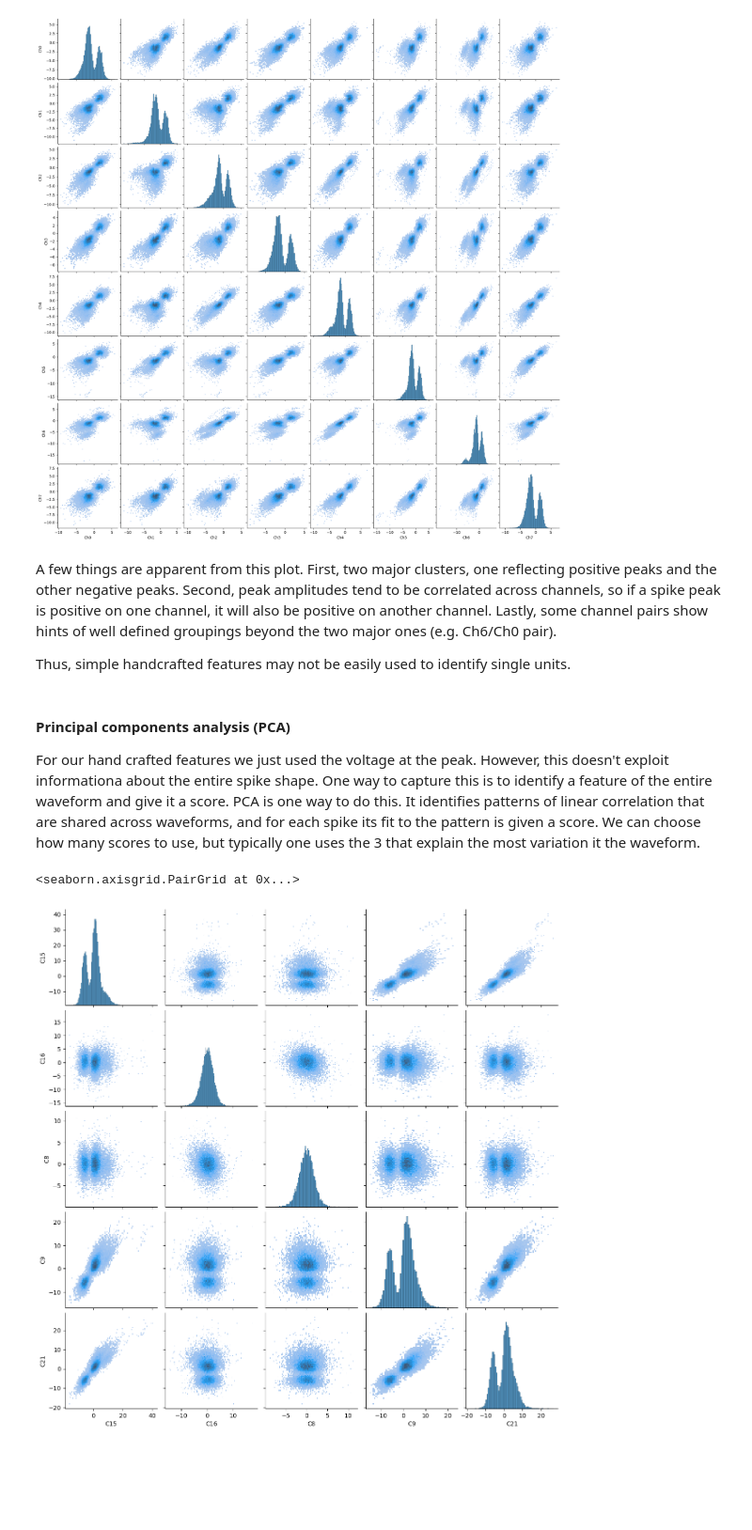
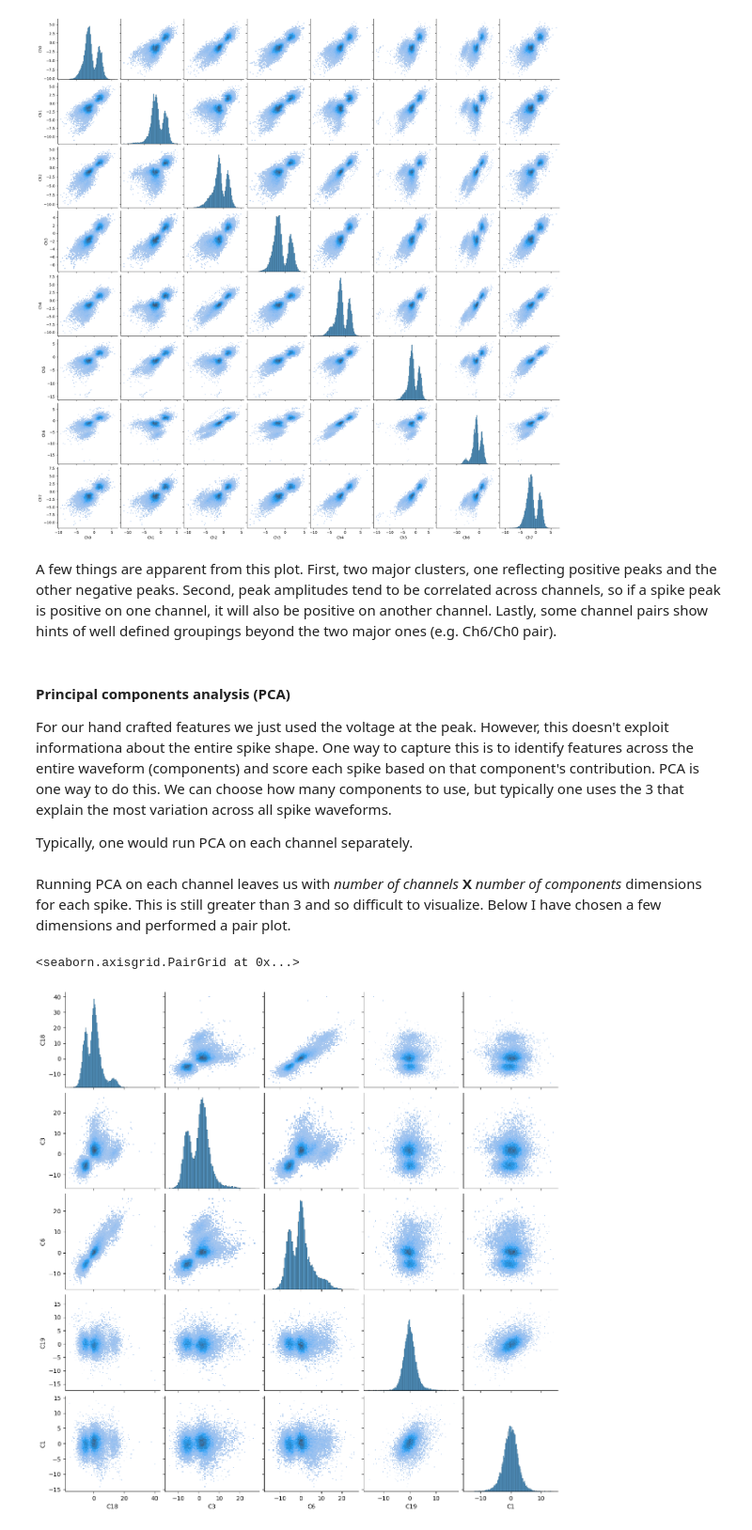
Before and after one commit to dbheadley/SpikeSortShortCourse, a Jupyter notebook: Code/ClassicSortingDemo.ipynb, the cells around one changed output. Shown at 94% size. Saved outputs shown, nothing was run; the diff lists cells and outputs as text; code cells hidden in the pictures; blank space fills up the shorter version.

```diff
--- a/Code/ClassicSortingDemo.ipynb
+++ b/Code/ClassicSortingDemo.ipynb
@@ -327,12 +338,12 @@ sns.pairplot(data=waves_peak_df,kind='hist')
 [figure]
 # %% [markdown]
 A few things are apparent from this plot. First, two major clusters, one reflecting positive peaks and the other negative peaks. Second, peak amplitudes tend to be correlated across channels, so if a spike peak is positive on one channel, it will also be positive on another channel. Lastly, some channel pairs show hints of well defined groupings beyond the two major ones (e.g. Ch6/Ch0 pair).
-
-Thus, simple handcrafted features may not be easily used to identify single units.
 # %% [markdown]
 #### Principal components analysis (PCA)
 
-For our hand crafted features we just used the voltage at the peak. However, this doesn't exploit informationa about the entire spike shape. One way to capture this is to identify a feature of the entire waveform and give it a score. PCA is one way to do this. It identifies patterns of linear correlation that are shared across waveforms, and for each spike its fit to the pattern is given a score. We can choose how many scores to use, but typically one uses the 3 that explain the most variation it the waveform.
+For our hand crafted features we just used the voltage at the peak. However, this doesn't exploit informationa about the entire spike shape. One way to capture this is to identify features across the entire waveform (components) and score each spike based on that component's contribution. PCA is one way to do this. We can choose how many components to use, but typically one uses the 3 that explain the most variation across all spike waveforms.
+
+Typically, one would run PCA on each channel separately.
 # %%
 # Set PCA parameters
 n_comp = 3
@@ -345,10 +356,12 @@ pca_chans = [pca.fit_transform(x.squeeze()) for x in np.split(waves, chan_num, a
 
 # Recombine components across channels
 pca_chans = np.hstack(pca_chans)
+# %% [markdown]
+Running PCA on each channel leaves us with *number of channels* **X** *number of components* dimensions for each spike. This is still greater than 3 and so difficult to visualize. Below I have chosen a few dimensions and performed a pair plot.
 # %%
-comps = [15,16,8,9,21]
+comps = [18,3,6,19,1]
 sns.pairplot(pd.DataFrame(pca_chans[:,comps],columns=['C{}'.format(x) for x in comps]),
              kind='hist')
 # %% [output]
 <seaborn.axisgrid.PairGrid at 0x...>
-[figure, old version]
+[figure, new version]
```
Also changed, not shown: parts of 37 cells of this notebook.
